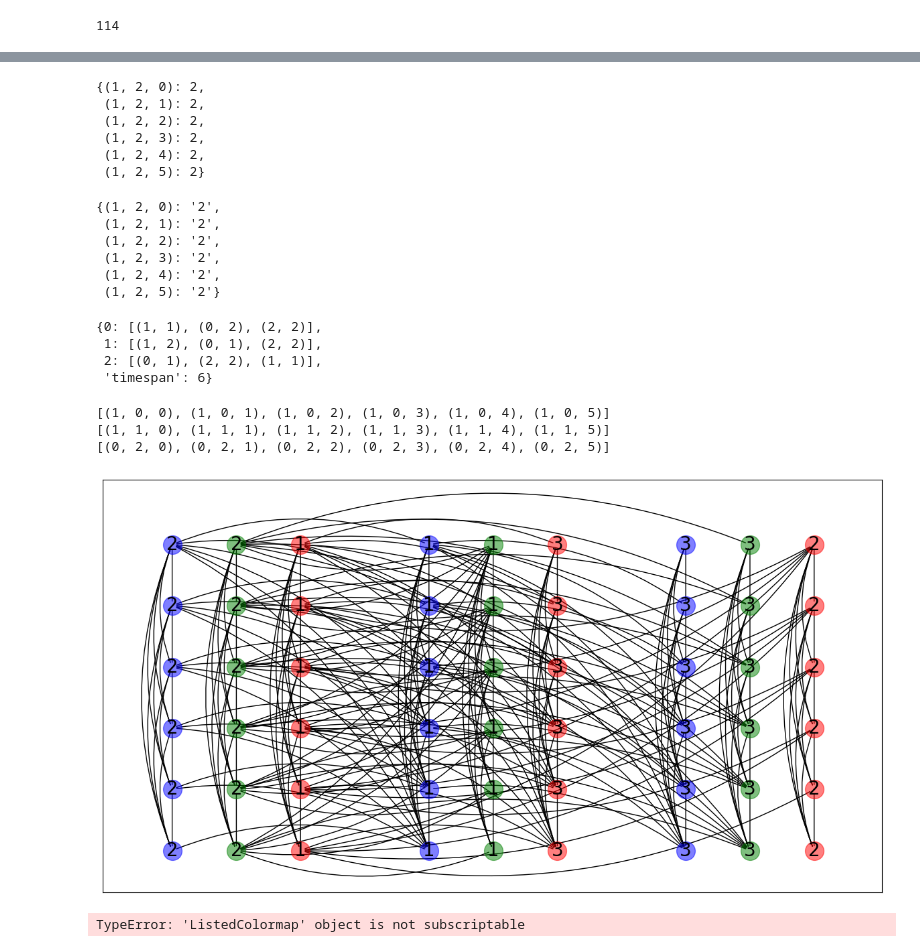
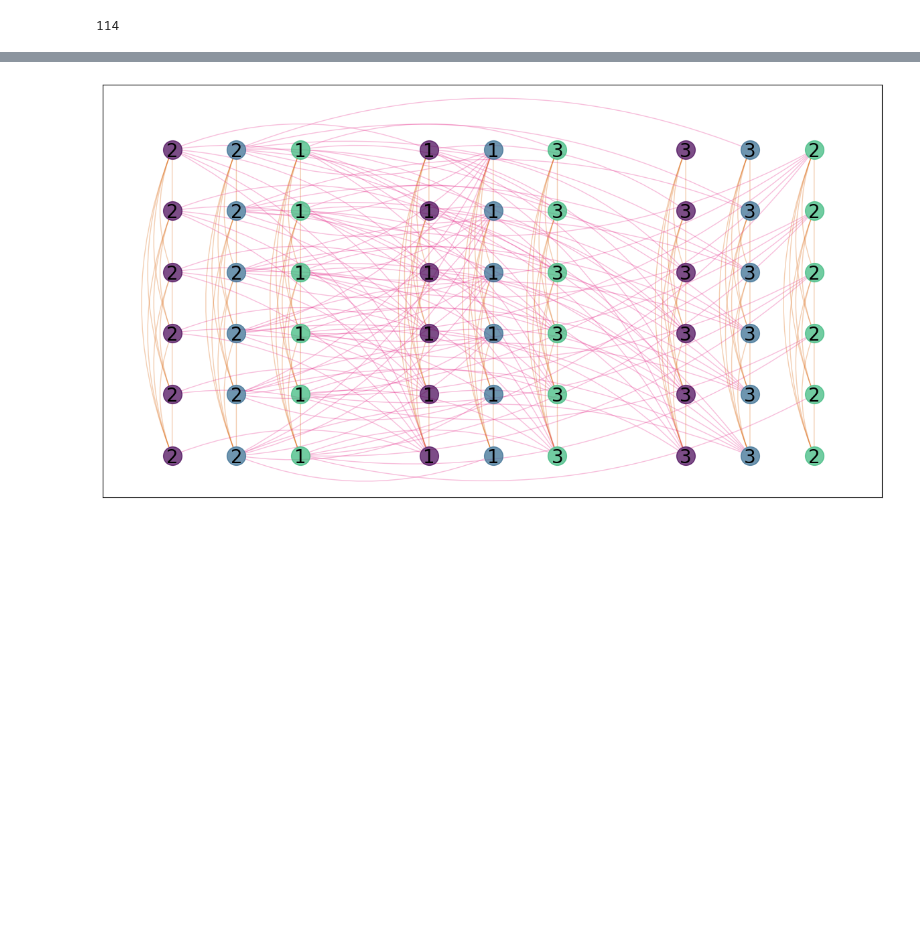
Before and after one commit to AndreaDiTrani/Quantum-Optimization-internship, a Jupyter notebook: graph.ipynb, the cells around one changed output, grey strips where cells are left out. Cells and saved outputs as stored; diff of their text form; code cells hidden in the pictures; blank space fills up the shorter version.

```diff
--- a/graph.ipynb
+++ b/graph.ipynb
@@ -157,0 +255,3 @@ def oo_edges(instance):
+# %%
+i = A_set(instance, 0)
+i
@@ -158,4 +281,4 @@ def oo_edges(instance):
 # %%
-soo_curved, soo_straight = soo_edges(variables)
+soo_curved, soo_straight = soo_edges(instance)
 # %%
 oo_straight = oo_edges(instance)
@@ -163,7 +285,7 @@ len(oo_straight)
 # %% [output]
 114
 # %%
-graph.add_edges_from(curved)
-graph.add_edges_from(straight)
+graph.add_edges_from(soo_curved)
+graph.add_edges_from(soo_straight)
 # %%
 graph.add_edges_from(oo_straight)
@@ -174,3 +291,0 @@ EdgeView([((0, 0, 0), (0, 0, 2)), ((0, 0, 0), (0, 0, 3)), ((0, 0, 0), (0, 0, 4))
-# %%
-for i in node_groups:
-    print(i)
@@ -188,55 +292,23 @@ TypeError: 'int' object is not iterable
-# %%
-labels
-# %% [output]
-{(1, 2, 0): 2,
- (1, 2, 1): 2,
- (1, 2, 2): 2,
- (1, 2, 3): 2,
- (1, 2, 4): 2,
- (1, 2, 5): 2}
-# %%
-labels
-# %% [output]
-{(1, 2, 0): '2',
- (1, 2, 1): '2',
- (1, 2, 2): '2',
- (1, 2, 3): '2',
- (1, 2, 4): '2',
- (1, 2, 5): '2'}
-# %%
-instance
-# %% [output]
-{0: [(1, 1), (0, 2), (2, 2)],
- 1: [(1, 2), (0, 1), (2, 2)],
- 2: [(0, 1), (2, 2), (1, 1)],
- 'timespan': 6}
 # %%
 plt.figure(figsize=(15,8))
-colors = ['b','g','r','c','m']
+cmap_nodes = matplotlib.colormaps.get_cmap('viridis')
+cmap_edges = matplotlib.colormaps.get_cmap('Dark2')
+node_size = 400
+node_alpha = 0.7
+edge_alpha = 0.3
 
-labels = list(range(3))
 
 for job in task_groups:
     for i,task in enumerate(task_groups[job]):
-        if i==0:
-            print(task)
-        nx.draw_networkx_nodes(graph, pos_dict, node_size=400, nodelist=task, node_color=colors[job], alpha=0.5)
+        nx.draw_networkx_nodes(graph, pos_dict, node_size=node_size, nodelist=task, node_color=cmap_nodes(job/len(task_groups)), alpha=node_alpha)
 
-        labels = dict( zip(task,[str(i+1) for j in range(len(task))] ))
-
-        nx.draw_networkx_labels(graph, pos_dict, labels, font_size=20)
-nx.draw_networkx_edges(graph, pos_dict, node_size=100, edgelist=soo_curved, arrows=True, connectionstyle="arc3,rad=0.2")
-nx.draw_networkx_edges(graph, pos_dict, node_size=100, edgelist=soo_straight, arrows=True, connectionstyle="arc3")
-nx.draw_networkx_edges(graph, pos_dict, node_size=100, edgelist=oo_straight, arrows=True, connectionstyle="arc3,rad=0.2")
+        labels = dict(zip(task, [str(i+1) for j in range(len(task))]))
+        nx.draw_networkx_labels(graph, pos_dict, labels, font_size=20, verticalalignment='center_baseline')
+nx.draw_networkx_edges(graph, pos_dict, node_size=node_size, edgelist=soo_curved, arrows=True, connectionstyle="arc3,rad=0.2", alpha=edge_alpha, edge_color=cmap_edges(0.2))
+nx.draw_networkx_edges(graph, pos_dict, node_size=node_size, edgelist=soo_straight, arrows=True, connectionstyle="arc3", alpha=edge_alpha, edge_color=cmap_edges(0.2))
+nx.draw_networkx_edges(graph, pos_dict, node_size=node_size, edgelist=oo_straight, arrows=True, connectionstyle="arc3,rad=0.2", alpha=edge_alpha, edge_color=cmap_edges(0.4))
 
 
 plt.show()
 # %% [output]
-[(1, 0, 0), (1, 0, 1), (1, 0, 2), (1, 0, 3), (1, 0, 4), (1, 0, 5)]
-[(1, 1, 0), (1, 1, 1), (1, 1, 2), (1, 1, 3), (1, 1, 4), (1, 1, 5)]
-[(0, 2, 0), (0, 2, 1), (0, 2, 2), (0, 2, 3), (0, 2, 4), (0, 2, 5)]
-[figure, old version]
+[figure, new version]
-# %%
-plt.colormaps['Set1']
-# %% [output]
-TypeError: 'ListedColormap' object is not subscriptable
```
Also changed, not shown: parts of 19 cells of this notebook.
